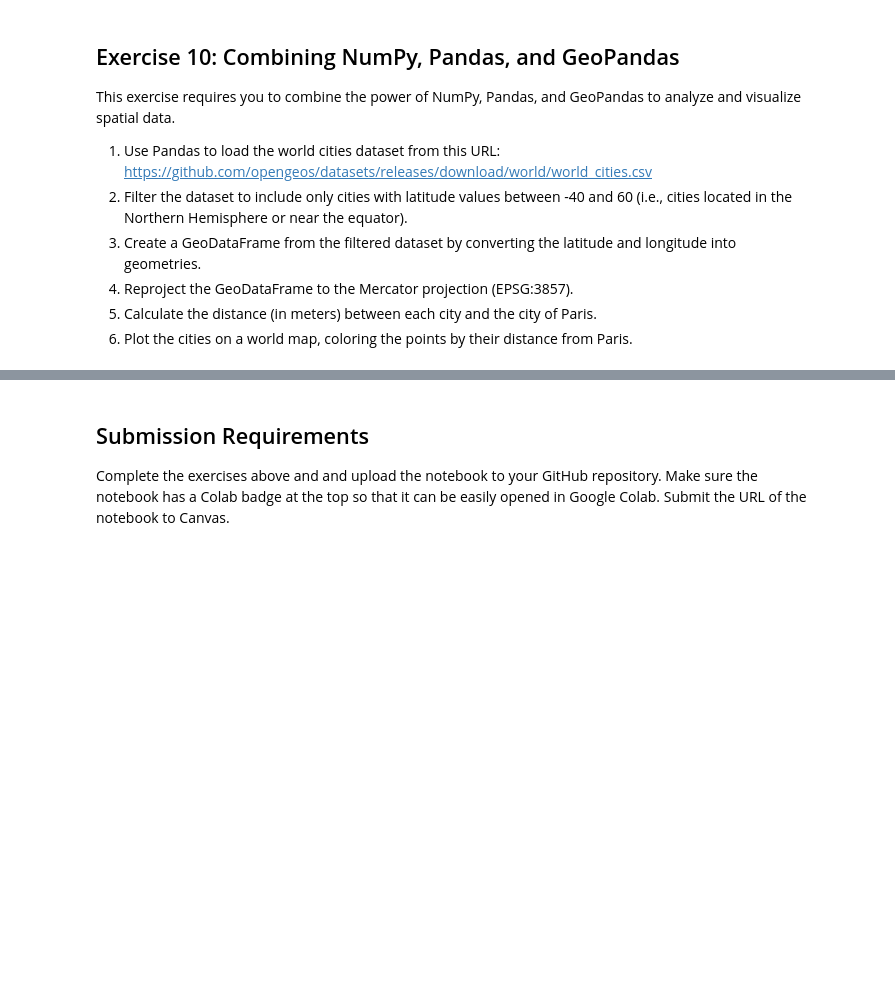
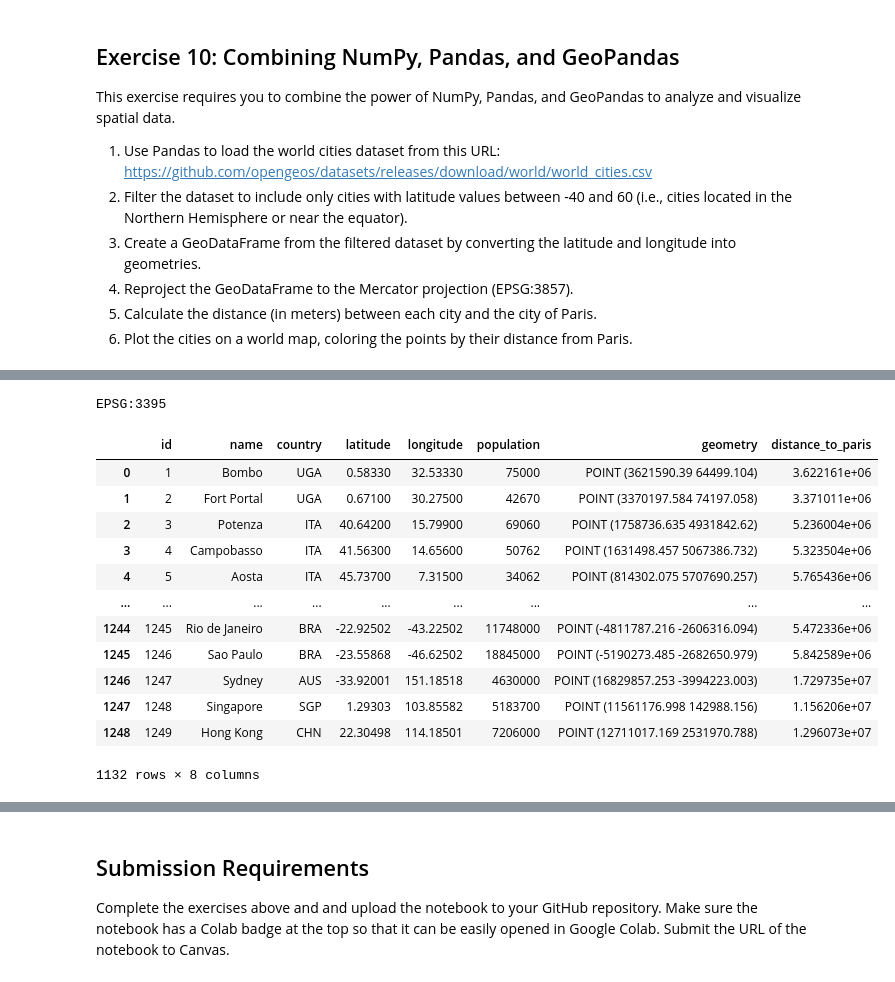
Before and after one commit to giswqs/geog-510, a Jupyter notebook: book/labs/lab_05.ipynb, the cells around one changed output, grey strips where cells are left out. Saved outputs shown, nothing was run; the diff lists cells and outputs as text; code cells hidden in the pictures; blank space fills up the shorter version.

```diff
--- a/book/labs/lab_05.ipynb
+++ b/book/labs/lab_05.ipynb
@@ -265,3 +553,9 @@ This exercise requires you to combine the power of NumPy, Pandas, and GeoPandas
 4. Reproject the GeoDataFrame to the Mercator projection (EPSG:3857).
 5. Calculate the distance (in meters) between each city and the city of Paris.
 6. Plot the cities on a world map, coloring the points by their distance from Paris.
+# %%
+import pandas as pd
+
+path = "https://github.com/opengeos/datasets/releases/download/world/world_cities.csv"
+world_cities = pd.read_csv(path)
+print(world_cities.head())
@@ -267,0 +569,4 @@ This exercise requires you to combine the power of NumPy, Pandas, and GeoPandas
+# %%
+# Between -40 and 60 degrees latitude
+filtered_cities = world_cities[(world_cities['latitude'] > -40) & (world_cities['latitude'] < 60)]
+print(filtered_cities.head())
@@ -267,0 +580,6 @@ This exercise requires you to combine the power of NumPy, Pandas, and GeoPandas
+# %%
+# Convert to gpdf
+import geopandas as gpd
+
+gdf = gpd.GeoDataFrame(filtered_cities, geometry=gpd.points_from_xy(filtered_cities.longitude, filtered_cities.latitude))
+print(gdf.head())
@@ -267,0 +600,41 @@ This exercise requires you to combine the power of NumPy, Pandas, and GeoPandas
+# %%
+import geopandas as gpd
+import folium
+import branca.colormap as cm
+
+# Set the CRS to WGS84 (EPSG:4326) if it's not already set
+if gdf.crs is None:
+    gdf.set_crs(epsg=4326, inplace=True)
+
+# Reproject to Mercator
+gdf = gdf.to_crs(epsg=3395)
+print(gdf.crs)
+# %% [output]
+EPSG:3395
+# %%
+import geopandas as gpd
+import folium
+
+# Assuming gdf is already defined and contains the cities' data
+
+# Coordinates of Paris
+paris_coords = (48.8566, 2.3522)
+paris_point = gpd.GeoSeries([Point(paris_coords[1], paris_coords[0])], crs="EPSG:4326")
+
+# Calculate distance from each city to Paris
+gdf['distance_to_paris'] = gdf.distance(paris_point[0])
+gdf
+# %% [output]
+|  | id | name | country | latitude | longitude | population | geometry | distance_to_paris |
+| 0 | 1 | Bombo | UGA | 0.58330 | 32.53330 | 75000 | POINT (3621590.39 64499.104) | 3.622161e+06 |
+| 1 | 2 | Fort Portal | UGA | 0.67100 | 30.27500 | 42670 | POINT (3370197.584 74197.058) | 3.371011e+06 |
+| 2 | 3 | Potenza | ITA | 40.64200 | 15.79900 | 69060 | POINT (1758736.635 4931842.62) | 5.236004e+06 |
+| 3 | 4 | Campobasso | ITA | 41.56300 | 14.65600 | 50762 | POINT (1631498.457 5067386.732) | 5.323504e+06 |
+| 4 | 5 | Aosta | ITA | 45.73700 | 7.31500 | 34062 | POINT (814302.075 5707690.257) | 5.765436e+06 |
+| ... | ... | ... | ... | ... | ... | ... | ... | ... |
+| 1244 | 1245 | Rio de Janeiro | BRA | -22.92502 | -43.22502 | 11748000 | POINT (-4811787.216 -2606316.094) | 5.472336e+06 |
+| 1245 | 1246 | Sao Paulo | BRA | -23.55868 | -46.62502 | 18845000 | POINT (-5190273.485 -2682650.979) | 5.842589e+06 |
+| 1246 | 1247 | Sydney | AUS | -33.92001 | 151.18518 | 4630000 | POINT (16829857.253 -3994223.003) | 1.729735e+07 |
+| 1247 | 1248 | Singapore | SGP | 1.29303 | 103.85582 | 5183700 | POINT (11561176.998 142988.156) | 1.156206e+07 |
+| 1248 | 1249 | Hong Kong | CHN | 22.30498 | 114.18501 | 7206000 | POINT (12711017.169 2531970.788) | 1.296073e+07 |
+1132 rows × 8 columns
```
Also changed, not shown: parts of 18 cells of this notebook, 2 other files.
